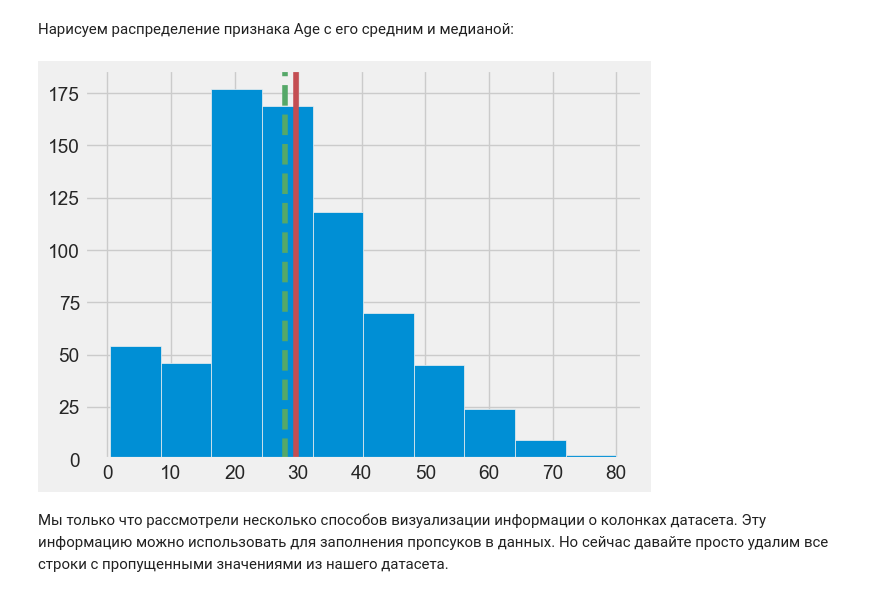
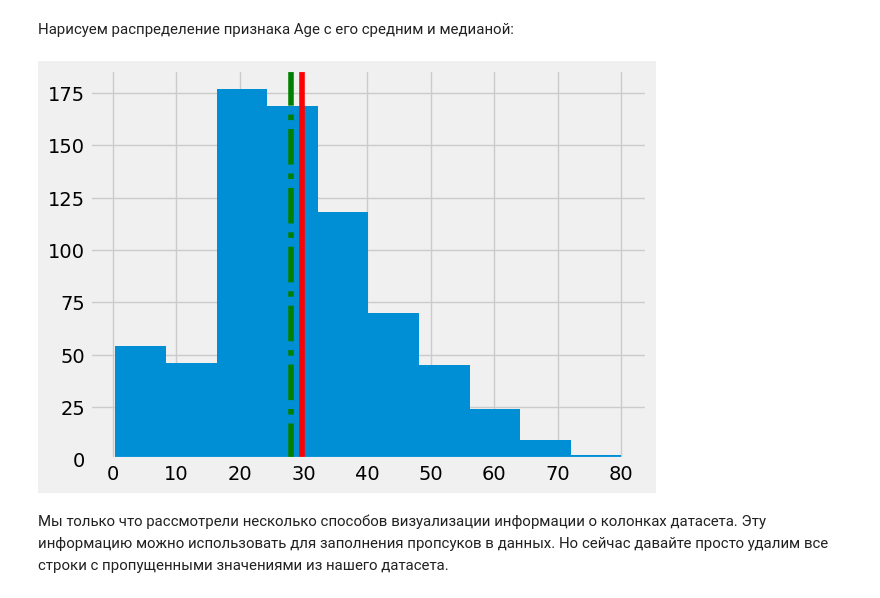
Before and after one commit to saitaro/dl-course, a Jupyter notebook: lesson_3_basics/Seminar_1_data_analysis.ipynb, the cells around one changed output. Drawn from its saved outputs; the diff is of its cells as text; code cells hidden in the pictures.

```diff
--- a/lesson_3_basics/Seminar_1_data_analysis.ipynb
+++ b/lesson_3_basics/Seminar_1_data_analysis.ipynb
@@ -861,8 +861,8 @@ Name: Embarked, dtype: object
 # %% [markdown]
 Теперь возьмем числовую колонку с пропущенными значениями Age и выведем ее медиану и среднее значение:
 # %%
-mean_Age = np.mean(df['Age'].dropna().values)
-median_Age = np.quantile(df['Age'].dropna().values,q=0.5)
+mean_Age = df.Age.mean()
+median_Age = df.Age.median()
 print(f"Среднее = {mean_Age}")
 print(f"Медиана = {median_Age}")
 # %% [output]
@@ -873,12 +873,12 @@ print(f"Медиана = {median_Age}")
 # %%
 plt.hist(df['Age'])
 
 plt.axvline(x=mean_Age, color='r', linestyle = '-', label='mean')
-plt.axvline(x=median_Age, color='g', linestyle = '--', label='median')
+plt.axvline(x=median_Age, color='g', linestyle = '-.', label='median')
 
 plt.show()
 # %% [output]
-[figure, old version]
+[figure, new version]
 # %% [markdown]
 Мы только что рассмотрели несколько способов визуализации информации о колонках датасета. Эту информацию можно использовать для заполнения пропсуков в данных. Но сейчас давайте просто удалим все строки с пропущенными значениями из нашего датасета.
 # %%
```
Also changed, not shown: parts of 10 cells of this notebook, 3 other files.
